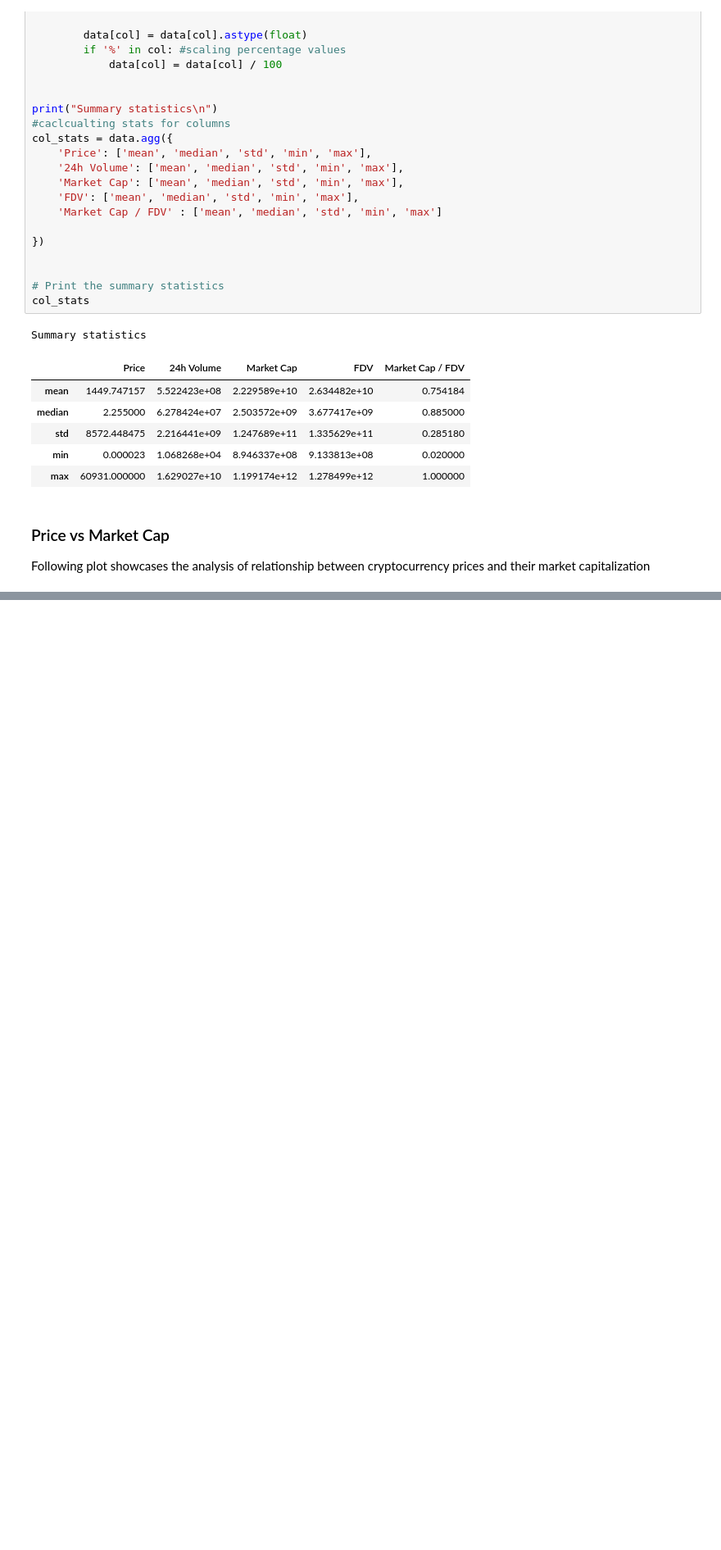
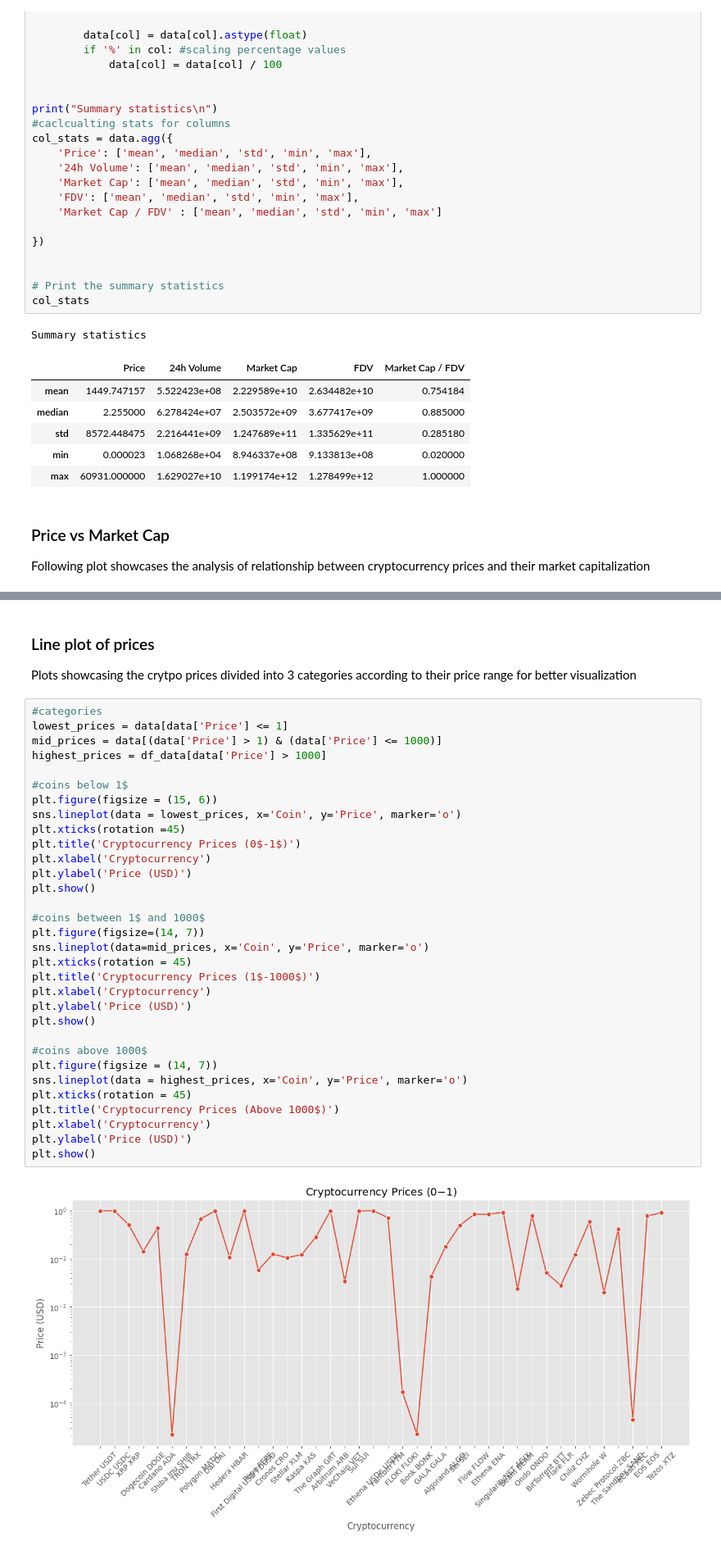
Before and after one commit to VeIskar/Python-Crypto_Webscraper, a Jupyter notebook: analysis.ipynb, the cells around one changed output, grey strips where cells are left out. Shown at 82% size. Cells and saved outputs as stored; diff of their text form; blank space fills up the shorter version.

```diff
--- a/analysis.ipynb
+++ b/analysis.ipynb
@@ -159,0 +166,37 @@ plt.show()
+# %% [markdown]
+### Line plot of prices
+Plots showcasing the crytpo prices divided into 3 categories according to their price range for better visualization
+# %%
+#categories
+lowest_prices = data[data['Price'] <= 1]
+mid_prices = data[(data['Price'] > 1) & (data['Price'] <= 1000)]
+highest_prices = df_data[data['Price'] > 1000]
+
+#coins below 1$
+plt.figure(figsize = (15, 6))
+sns.lineplot(data = lowest_prices, x='Coin', y='Price', marker='o')
+plt.xticks(rotation =45)
+plt.title('Cryptocurrency Prices (0$-1$)')
+plt.xlabel('Cryptocurrency')
+plt.ylabel('Price (USD)')
+plt.show()
+
+#coins between 1$ and 1000$
+plt.figure(figsize=(14, 7))
+sns.lineplot(data=mid_prices, x='Coin', y='Price', marker='o')
+plt.xticks(rotation = 45)
+plt.title('Cryptocurrency Prices (1$-1000$)')
+plt.xlabel('Cryptocurrency')
+plt.ylabel('Price (USD)')
+plt.show()
+
+#coins above 1000$
+plt.figure(figsize = (14, 7))
+sns.lineplot(data = highest_prices, x='Coin', y='Price', marker='o')
+plt.xticks(rotation = 45)
+plt.title('Cryptocurrency Prices (Above 1000$)')
+plt.xlabel('Cryptocurrency')
+plt.ylabel('Price (USD)')
+plt.show()
+# %% [output]
+[figure, added]
```
Also changed, not shown: parts of 9 cells of this notebook.
